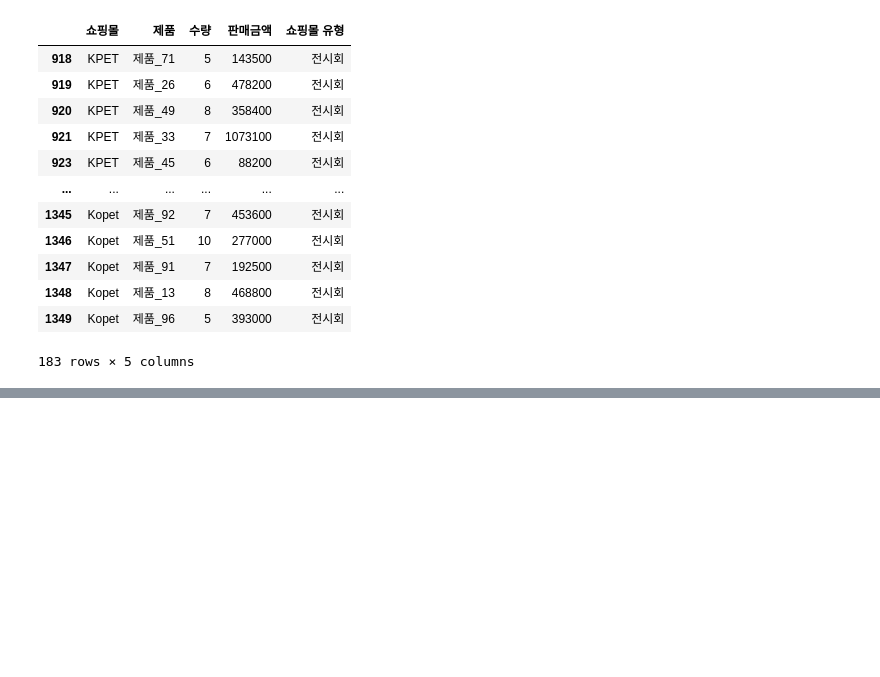
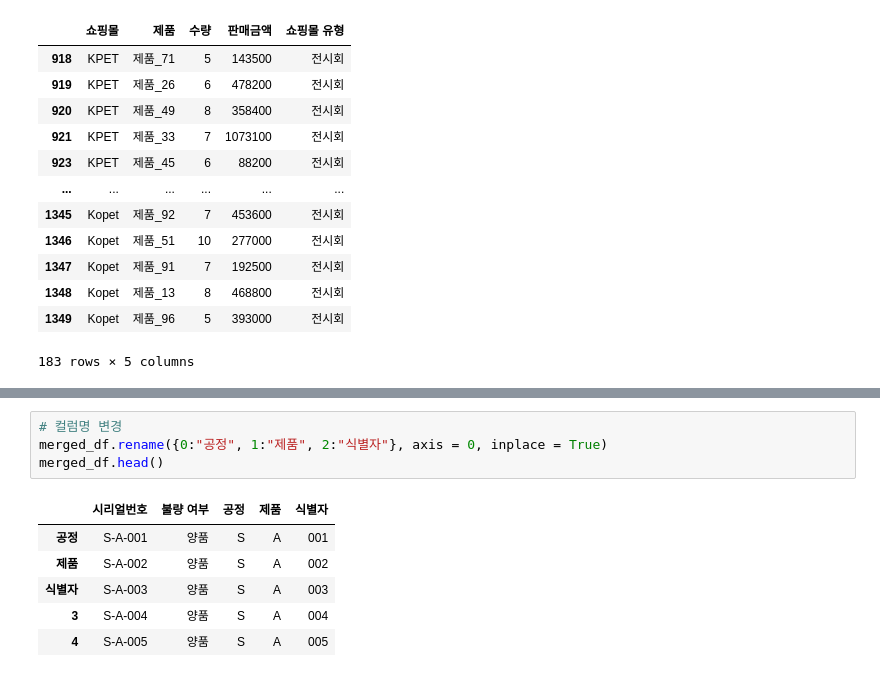
Before and after one commit to Huni0318/preprocessing, a Jupyter notebook: 07. 연습/practice1.ipynb, the cells around one changed output, grey strips where cells are left out. Saved outputs shown, nothing was run; the diff lists cells and outputs as text; blank space fills up the shorter version.

```diff
--- a/07. 연습/practice1.ipynb
+++ b/07. 연습/practice1.ipynb
@@ -251,0 +316,11 @@ df.loc[(df['수량'] >= 5 ) & (df['쇼핑몰 유형'] == '전시회')]
+# %%
+# 컬럼명 변경
+merged_df.rename({0:"공정", 1:"제품", 2:"식별자"}, axis = 0, inplace = True)
+merged_df.head()
+# %% [output]
+|  | 시리얼번호 | 불량 여부 | 공정 | 제품 | 식별자 |
+| 공정 | S-A-001 | 양품 | S | A | 001 |
+| 제품 | S-A-002 | 양품 | S | A | 002 |
+| 식별자 | S-A-003 | 양품 | S | A | 003 |
+| 3 | S-A-004 | 양품 | S | A | 004 |
+| 4 | S-A-005 | 양품 | S | A | 005 |
```
Also changed, not shown: parts of 9 cells of this notebook.
